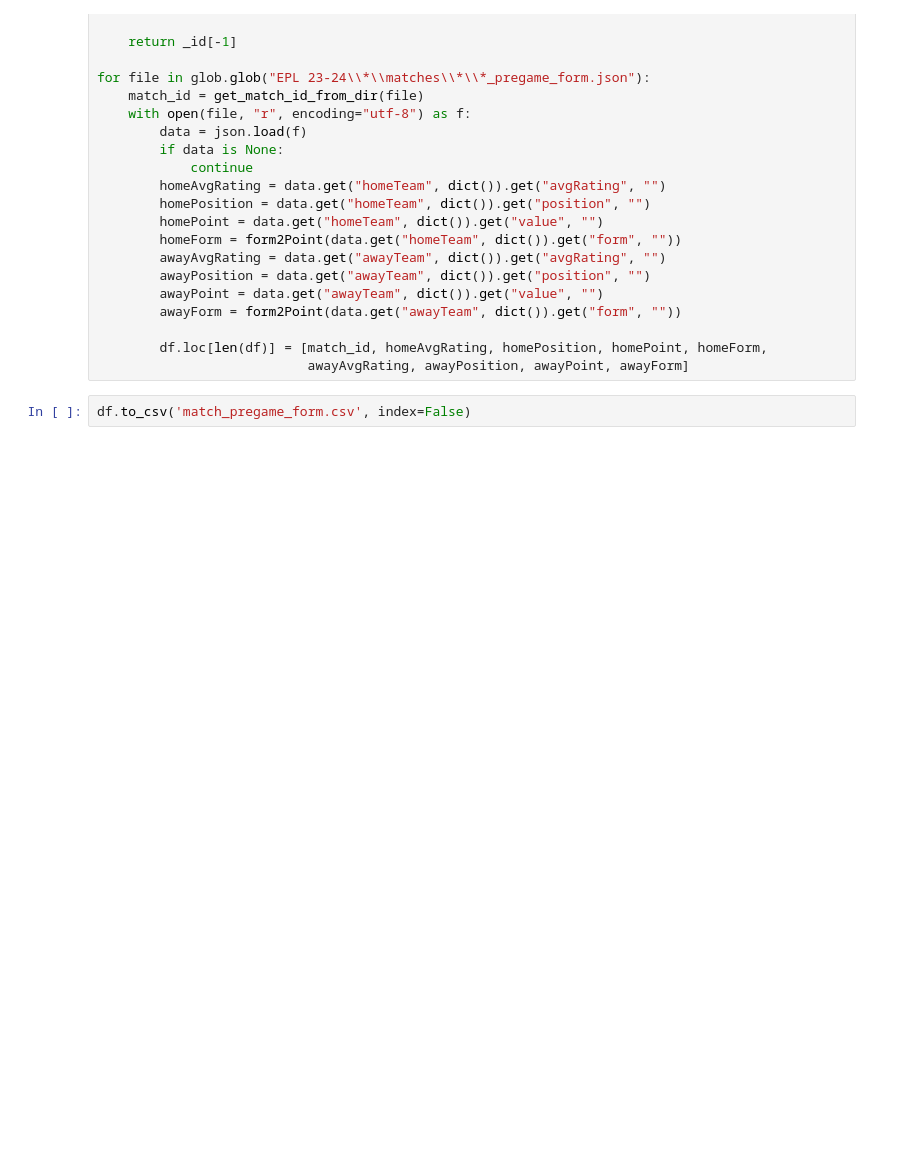
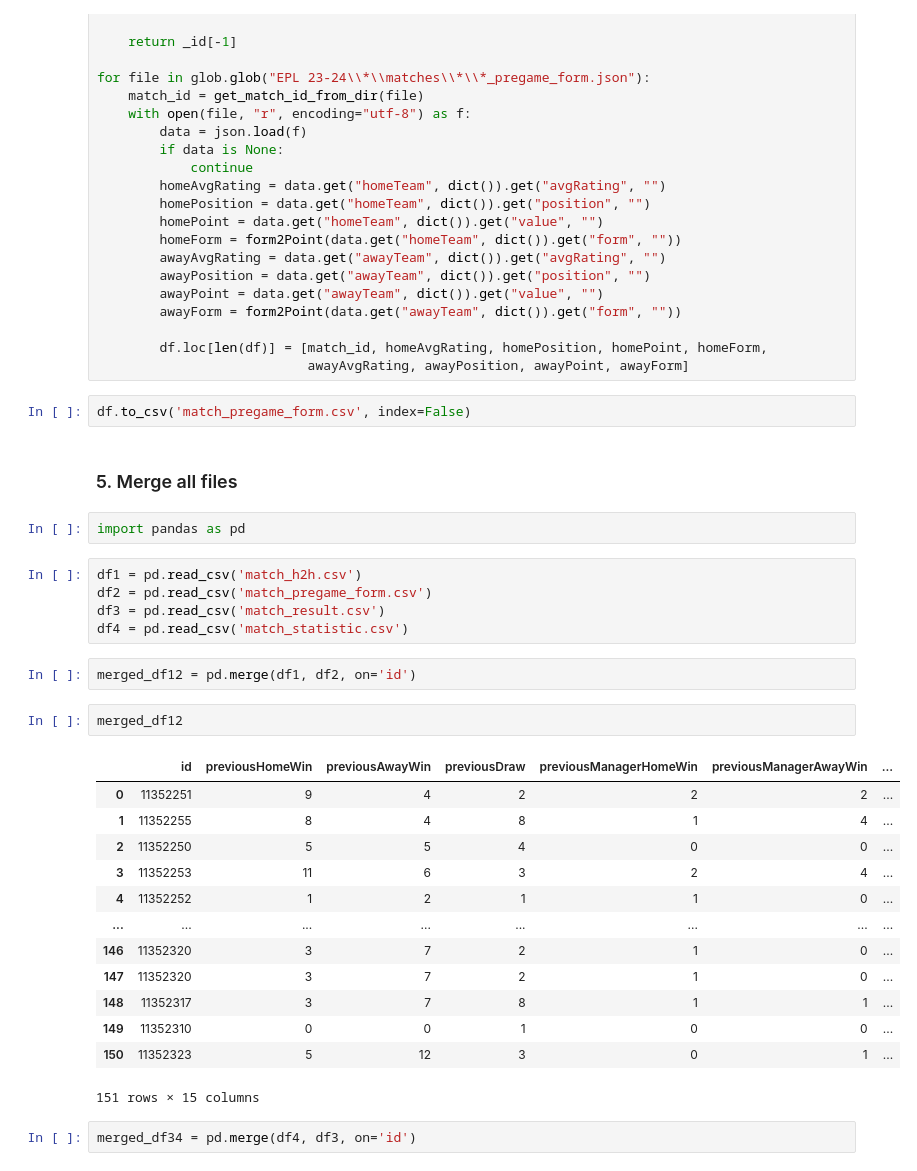
Before and after one commit to ML-DM-project/football-predict, a Jupyter notebook: data_preprocess.ipynb, the cells around one changed output. Cells and saved outputs as stored; diff of their text form; blank space fills up the shorter version.

Commit message:
merge all files

```diff
--- a/data_preprocess.ipynb
+++ b/data_preprocess.ipynb
@@ -569,3 +496,32 @@ for file in glob.glob("EPL 23-24\\*\\matches\\*\\*_pregame_form.json"):
                            awayAvgRating, awayPosition, awayPoint, awayForm]
 # %%
 df.to_csv('match_pregame_form.csv', index=False)
+# %% [markdown]
+### 5. Merge all files
+# %%
+import pandas as pd
+# %%
+df1 = pd.read_csv('match_h2h.csv')
+df2 = pd.read_csv('match_pregame_form.csv')
+df3 = pd.read_csv('match_result.csv')
+df4 = pd.read_csv('match_statistic.csv')
+# %%
+merged_df12 = pd.merge(df1, df2, on='id')
+# %%
+merged_df12
+# %% [output]
+|  | id | previousHomeWin | previousAwayWin | previousDraw | previousManagerHomeWin | previousManagerAwayWin | ... |
+| 0 | 11352251 | 9 | 4 | 2 | 2 | 2 | ... |
+| 1 | 11352255 | 8 | 4 | 8 | 1 | 4 | ... |
+| 2 | 11352250 | 5 | 5 | 4 | 0 | 0 | ... |
+| 3 | 11352253 | 11 | 6 | 3 | 2 | 4 | ... |
+| 4 | 11352252 | 1 | 2 | 1 | 1 | 0 | ... |
+| ... | ... | ... | ... | ... | ... | ... | ... |
+| 146 | 11352320 | 3 | 7 | 2 | 1 | 0 | ... |
+| 147 | 11352320 | 3 | 7 | 2 | 1 | 0 | ... |
+| 148 | 11352317 | 3 | 7 | 8 | 1 | 1 | ... |
+| 149 | 11352310 | 0 | 0 | 1 | 0 | 0 | ... |
+| 150 | 11352323 | 5 | 12 | 3 | 0 | 1 | ... |
+151 rows × 15 columns
+# %%
+merged_df34 = pd.merge(df4, df3, on='id')
```
Also changed, not shown: parts of 14 cells of this notebook, 2 other files.
